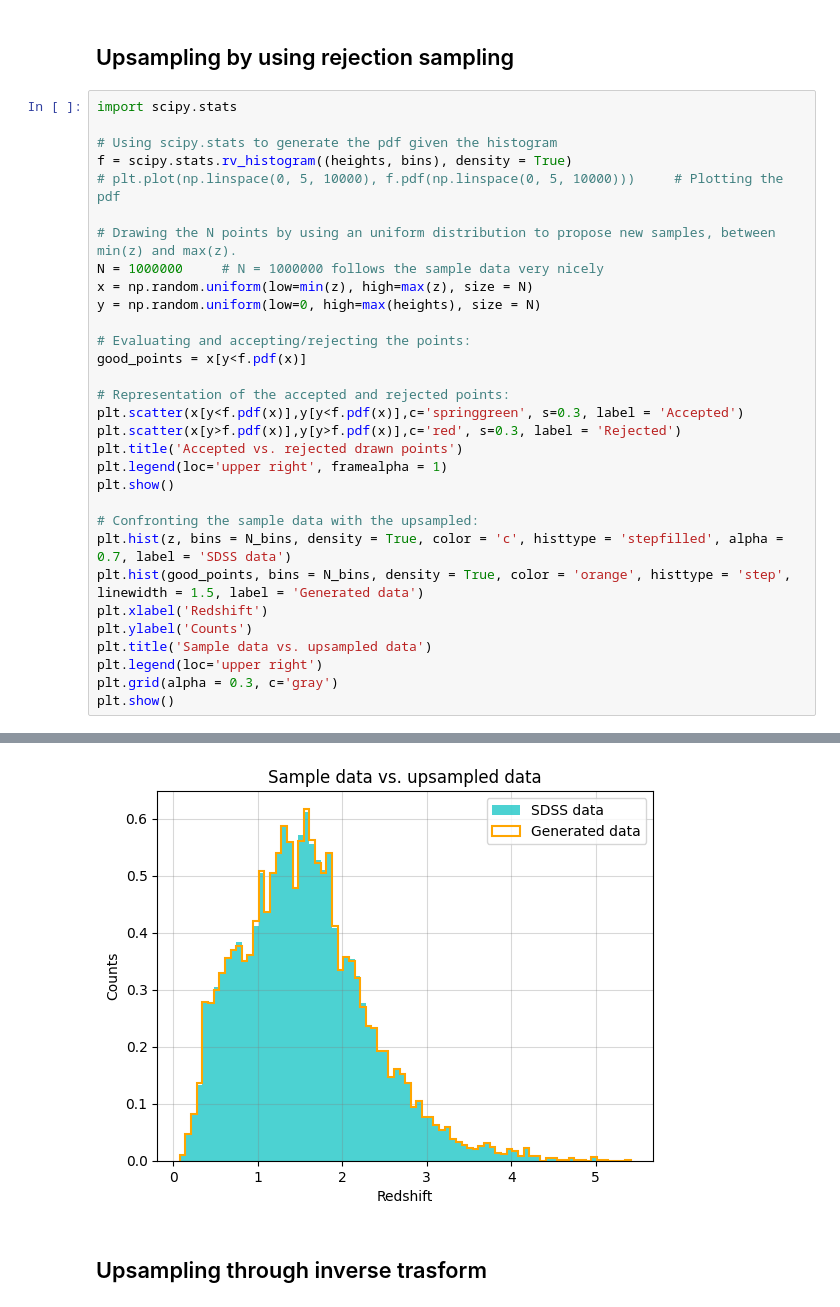
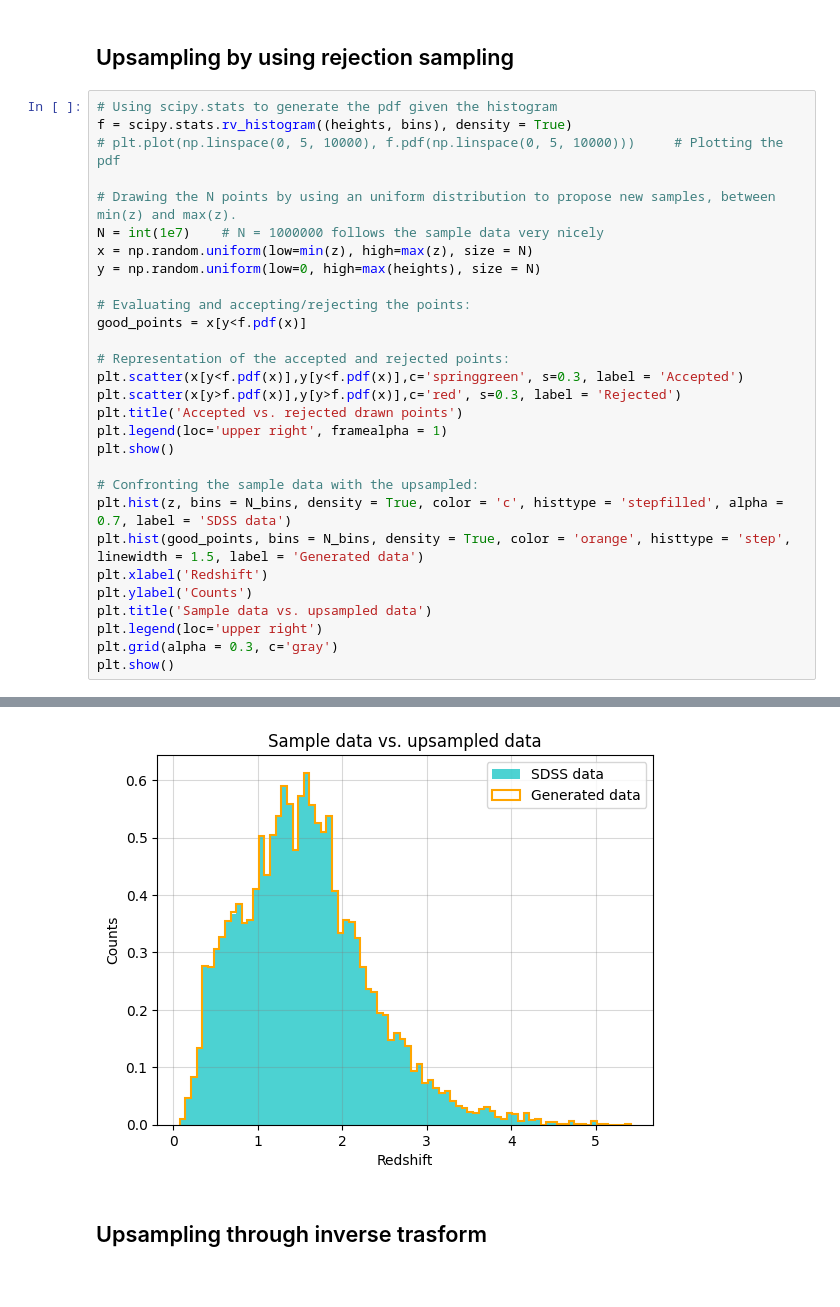
Before and after one commit to Alice-Palladino/astrostatistics_bicocca_2024, a Jupyter notebook: working/L04 - cloning quasars.ipynb, the cells around one changed output, grey strips where cells are left out. Saved outputs shown, nothing was run; the diff lists cells and outputs as text.

```diff
--- a/working/L04 - cloning quasars.ipynb
+++ b/working/L04 - cloning quasars.ipynb
@@ -39,39 +40,37 @@ plt.show()
 
 ## Upsampling by using rejection sampling
 # %%
-import scipy.stats
-
 # Using scipy.stats to generate the pdf given the histogram
 f = scipy.stats.rv_histogram((heights, bins), density = True)
 # plt.plot(np.linspace(0, 5, 10000), f.pdf(np.linspace(0, 5, 10000)))     # Plotting the pdf
 
 # Drawing the N points by using an uniform distribution to propose new samples, between min(z) and max(z).
-N = 1000000     # N = 1000000 follows the sample data very nicely
+N = int(1e7)    # N = 1000000 follows the sample data very nicely
 x = np.random.uniform(low=min(z), high=max(z), size = N)
 y = np.random.uniform(low=0, high=max(heights), size = N)
 
 # Evaluating and accepting/rejecting the points:
 good_points = x[y<f.pdf(x)]
 
 # Representation of the accepted and rejected points:
 plt.scatter(x[y<f.pdf(x)],y[y<f.pdf(x)],c='springgreen', s=0.3, label = 'Accepted')
 plt.scatter(x[y>f.pdf(x)],y[y>f.pdf(x)],c='red', s=0.3, label = 'Rejected')
 plt.title('Accepted vs. rejected drawn points')
 plt.legend(loc='upper right', framealpha = 1)
 plt.show()
 
 # Confronting the sample data with the upsampled:
 plt.hist(z, bins = N_bins, density = True, color = 'c', histtype = 'stepfilled', alpha = 0.7, label = 'SDSS data')
 plt.hist(good_points, bins = N_bins, density = True, color = 'orange', histtype = 'step', linewidth = 1.5, label = 'Generated data')
 plt.xlabel('Redshift')
 plt.ylabel('Counts')
 plt.title('Sample data vs. upsampled data')
 plt.legend(loc='upper right')
 plt.grid(alpha = 0.3, c='gray')
 plt.show()
 # %% [output]
 [figure]
-[figure, old version]
+[figure, new version]
 # %% [markdown]
 
 ## Upsampling through inverse trasform
```
Also changed, not shown: parts of 8 cells of this notebook.
